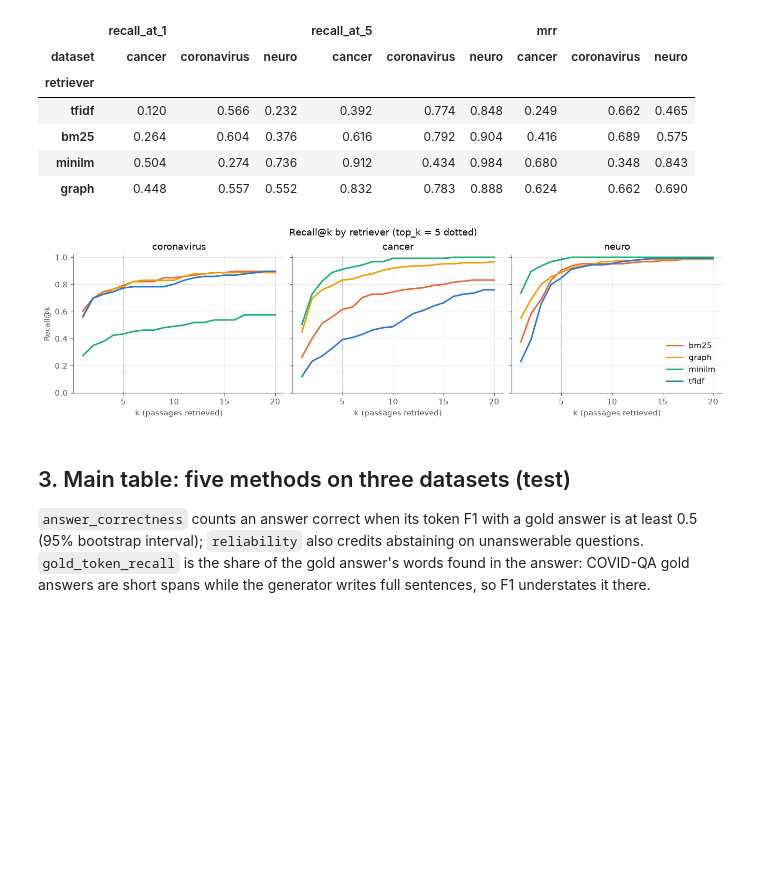
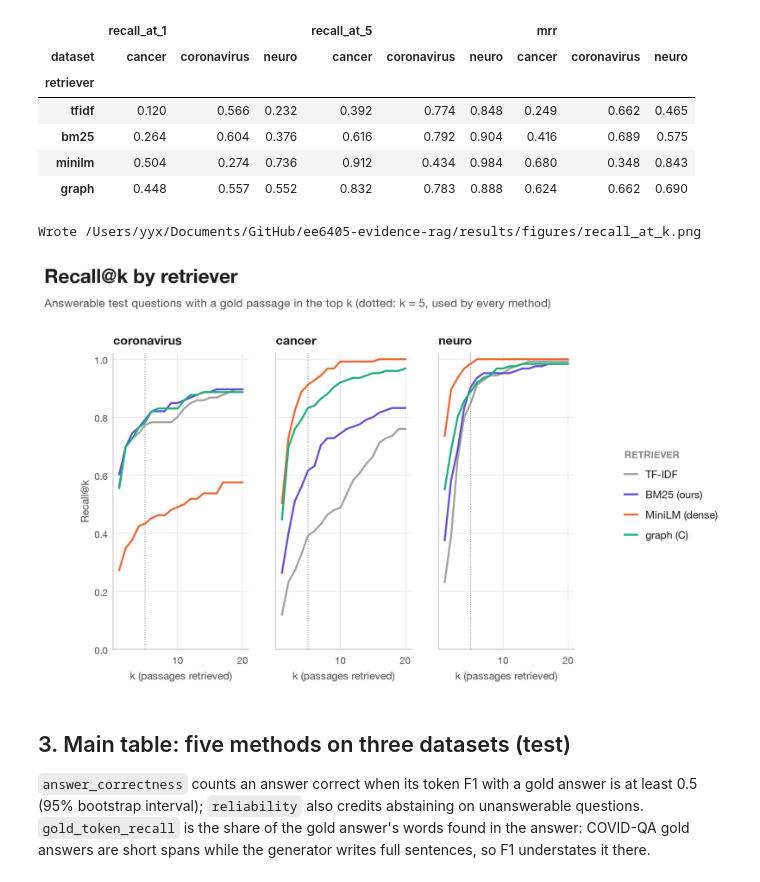
Before and after one commit to yx-yan/ee6405-evidence-rag, a Jupyter notebook: notebooks/final_results.ipynb, the cells around one changed output. Drawn from its saved outputs; the diff is of its cells as text; code cells hidden in the pictures; blank space fills up the shorter version.

Commit message:
e: all figures 1920x1080 in one shared style, top-right corner left empty for the camera

```diff
--- a/notebooks/final_results.ipynb
+++ b/notebooks/final_results.ipynb
@@ -12,27 +12,24 @@ import matplotlib.pyplot as plt
 import numpy as np
 import pandas as pd
 from IPython.display import Markdown, display
+from matplotlib.lines import Line2D
+from matplotlib.patches import Patch
 
+from evrag import figures as F
 from evrag.config import FIGURES_DIR, FINAL_DIR, dataset_paths
 from evrag.evaluation.metrics import load_dataset, load_runs
 
 SETS = ["coronavirus", "cancer", "neuro"]
-METHODS = ["nlp_only", "basic_rag", "graph_rag", "threshold_rag", "evidence_rag"]
-# One fixed categorical colour per method in every figure (validated reference palette, slots 1-5).
-COLORS = dict(zip(METHODS, ["#2a78d6", "#eb6834", "#1baf7a", "#eda100", "#e87ba4"]))
-RETRIEVER_COLORS = dict(zip(["tfidf", "bm25", "minilm", "graph"], ["#2a78d6", "#eb6834", "#1baf7a", "#eda100"]))
-SCENARIOS = ["answerable", "missing_evidence", "out_of_domain"]
-plt.rcParams.update({"figure.dpi": 110, "axes.spines.top": False, "axes.spines.right": False,
-                     "axes.grid": True, "grid.color": "#e4e3df", "grid.linewidth": 0.6, "lines.linewidth": 2,
-                     "axes.edgecolor": "#8a8984", "axes.labelcolor": "#52514e", "xtick.color": "#52514e",
-                     "ytick.color": "#52514e", "legend.frameon": False, "font.size": 10,
-                     "figure.constrained_layout.use": True})
+# Colours, fonts and the 16:9 layout (top-right corner left empty for the video camera) live in
+# src/evrag/figures.py and are shared with scripts/video_figures.py.
+METHODS = F.METHODS
+SCENARIOS = F.SCENARIOS
 FIGURES_DIR.mkdir(parents=True, exist_ok=True)
 pd.set_option("display.precision", 3)
 
 
 def save(fig, name):
-    fig.savefig(FIGURES_DIR / f"{name}.png", dpi=200, bbox_inches="tight")
+    F.save(fig, FIGURES_DIR / f"{name}.png")
 
 
 metrics = pd.read_csv(FINAL_DIR / "metrics.csv")
@@ -88,18 +85,22 @@ retrieval.pivot(index="retriever", columns="dataset", values=["recall_at_1", "re
 | graph | 0.448 | 0.557 | 0.552 | 0.832 | 0.783 | 0.888 | 0.624 | 0.662 | 0.690 |
 # %%
 curve = pd.read_csv(FINAL_DIR / "recall_curve.csv")
-fig, axes = plt.subplots(1, 3, figsize=(12, 3.4), sharey=True)
+fig, axes = F.figure("Recall@k by retriever",
+                     "Answerable test questions with a gold passage in the top k (dotted: k = 5, used by every method)",
+                     ncols=3, sharey=True)
 for ax, d in zip(axes, SETS):
-    for name, g in curve[curve.dataset == d].groupby("retriever"):
-        ax.plot(g.k, g.recall, color=RETRIEVER_COLORS[name], label=name)
-    ax.axvline(5, color="#8a8984", lw=1, ls=":")
+    for name, c in F.RETRIEVER_COLORS.items():
+        g = curve[(curve.dataset == d) & (curve.retriever == name)]
+        ax.plot(g.k, g.recall, color=c)
+    ax.axvline(5, color=F.MUTED, lw=1, ls=":")
     ax.set(title=d, xlabel="k (passages retrieved)", ylim=(0, 1.02))
 axes[0].set_ylabel("Recall@k")
-axes[-1].legend(loc="lower right")
-fig.suptitle("Recall@k by retriever (top_k = 5 dotted)")
+F.legend(fig, [Line2D([], [], color=c, label=F.RETRIEVER_LABELS[n]) for n, c in F.RETRIEVER_COLORS.items()],
+         title="RETRIEVER")
 save(fig, "recall_at_k")
 # %% [output]
+Wrote /Users/yyx/Documents/GitHub/ee6405-evidence-rag/results/figures/recall_at_k.png
-[figure, old version]
+[figure, new version]
 # %% [markdown]
 ## 3. Main table: five methods on three datasets (test)
 
```
Also changed, not shown: parts of 4 cells of this notebook, 15 other files.
